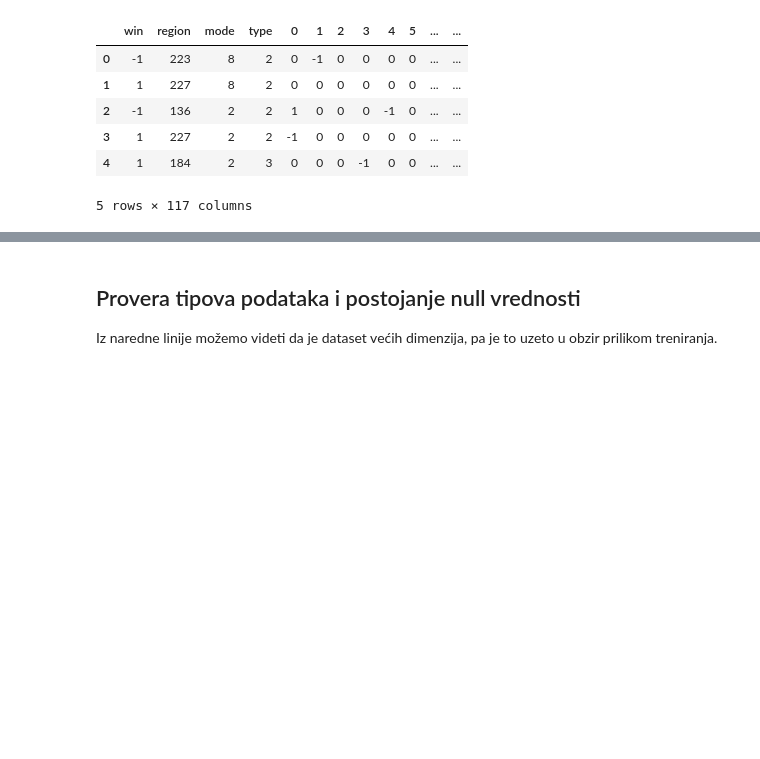
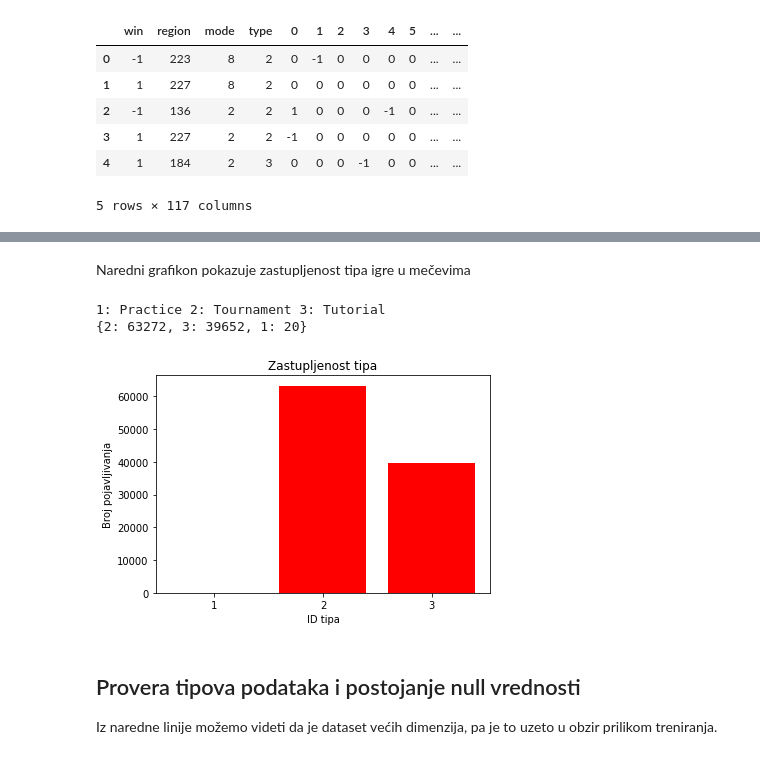
Before and after one commit to mirjanaz200/MLProject, a Jupyter notebook: dota2.ipynb, the cells around one changed output, grey strips where cells are left out. Cells and saved outputs as stored; diff of their text form; code cells hidden in the pictures; blank space fills up the shorter version.

```diff
--- a/dota2.ipynb
+++ b/dota2.ipynb
@@ -38,3 +60,31 @@ dota_data.head(5)
+# %% [markdown]
+Naredni grafikon pokazuje zastupljenost tipa igre u mečevima
+# %%
+type_match = dota_data.iloc[:,3]
+abc = dict(type_match.value_counts())
+
+x = np.fromiter(abc.keys(), dtype=int)
+y = np.fromiter(abc.values(), dtype=int)
+
+fig, ax = plt.subplots()
+
+ax.bar(x, y, align='center', color='r')
+
+ax.set_title('Zastupljenost tipa')
+ax.set_ylabel('Broj pojavljivanja')
+ax.set_xlabel('ID tipa')
+
+ax.set_xticks(x)
+ax.set_xticklabels(x)
+
+print("1: Practice", "2: Tournament", "3: Tutorial")
+print(abc)
+
+plt.show()
+# %% [output]
+1: Practice 2: Tournament 3: Tutorial
+{2: 63272, 3: 39652, 1: 20}
+[figure, added]
 # %% [markdown]
 ## Provera tipova podataka i postojanje null vrednosti
 Iz naredne linije možemo videti da je dataset većih dimenzija, pa je to uzeto u obzir prilikom treniranja.
```
Also changed, not shown: parts of 28 cells of this notebook, 2 other files.
